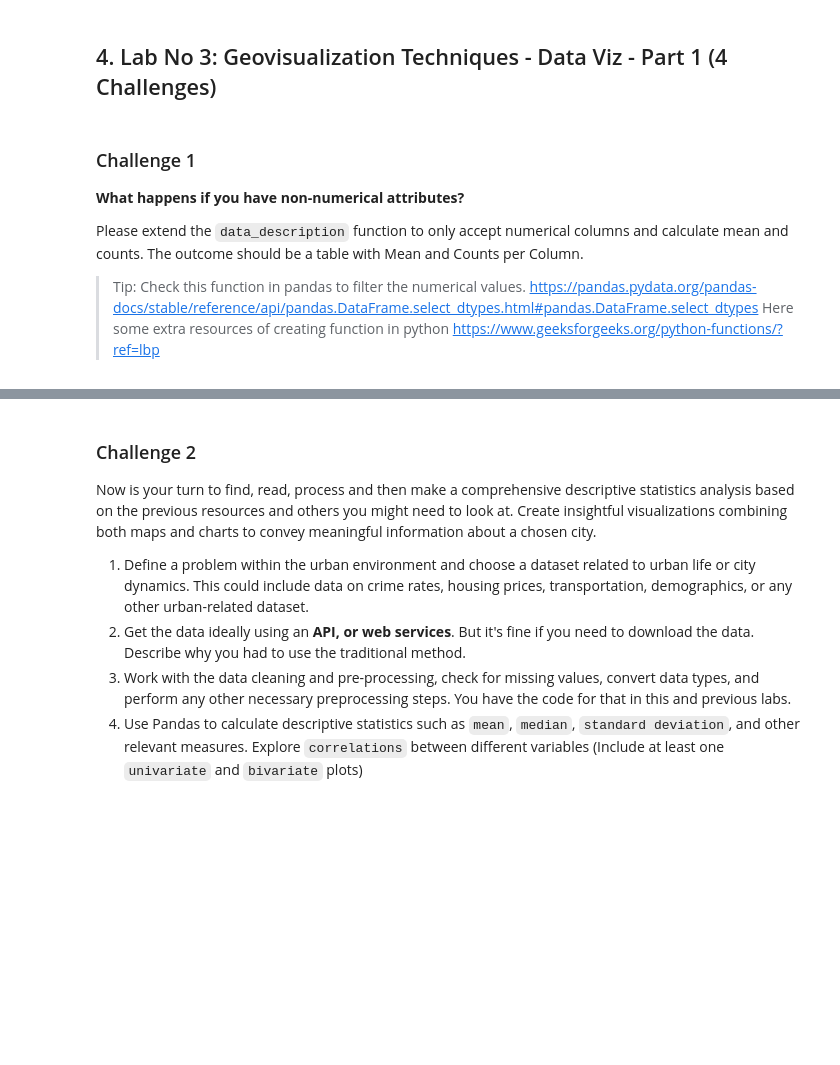
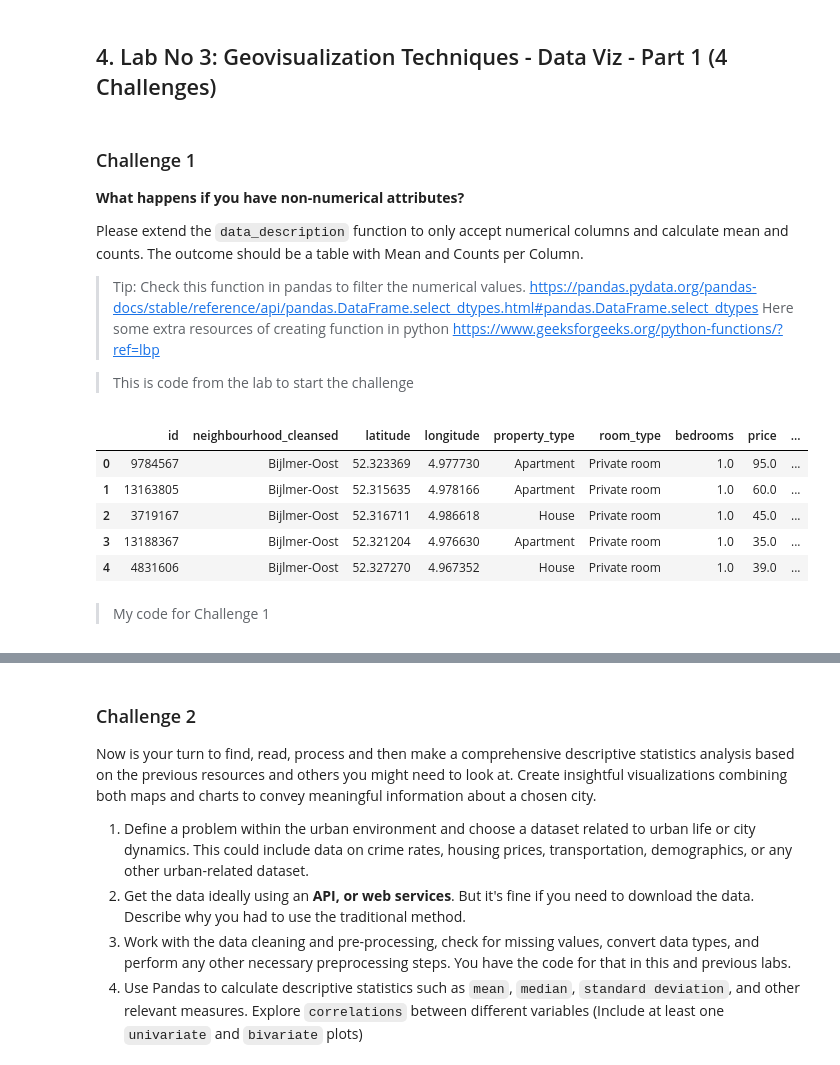
Before and after one commit to ejarrettt/Lab-Assignment-1, a Jupyter notebook: UA_Assignment_1.ipynb, the cells around one changed output, grey strips where cells are left out. Saved outputs shown, nothing was run; the diff lists cells and outputs as text; code cells hidden in the pictures; blank space fills up the shorter version.

```diff
--- a/UA_Assignment_1.ipynb
+++ b/UA_Assignment_1.ipynb
@@ -705,3 +705,40 @@ Please extend the `data_description` function to only accept numerical columns a
 
 > Tip: Check this function in pandas to filter the numerical values. https://pandas.pydata.org/pandas-docs/stable/reference/api/pandas.DataFrame.select_dtypes.html#pandas.DataFrame.select_dtypes
 > Here some extra resources of creating function in python https://www.geeksforgeeks.org/python-functions/?ref=lbp
+
+
+> This is code from the lab to start the challenge
+# %%
+import pandas as pd
+
+listings =pd.read_csv("/Users/elenajarrett/Library/CloudStorage/OneDrive-Personal/Year 4/GG4257/Data/data3/listings.csv")
+# %%
+subset_listings = listings[['id',
+                            'neighbourhood_cleansed',
+                            'latitude',
+                            'longitude',
+                            'property_type',
+                            'room_type',
+                            'bedrooms',
+                            'price',
+                            'number_of_reviews']]
+
+# We need to do some cleaning...There are some weird characters $ and , then convert the outcome to a dtype numeric.
+# I use multiple functions in one line, but the key is using .loc and replace., check this link for more information.
+# https://pandas.pydata.org/pandas-docs/stable/reference/api/pandas.DataFrame.loc.html
+subset_listings.loc[subset_listings.index, 'price'] = subset_listings['price'].replace('[\$,]', '', regex=True).astype(float)
+
+# Remove any records that are not complete
+subset_listings = subset_listings.dropna()
+
+# Let's see the results.
+subset_listings.head()
+# %% [output]
+|  | id | neighbourhood_cleansed | latitude | longitude | property_type | room_type | bedrooms | price | ... |
+| 0 | 9784567 | Bijlmer-Oost | 52.323369 | 4.977730 | Apartment | Private room | 1.0 | 95.0 | ... |
+| 1 | 13163805 | Bijlmer-Oost | 52.315635 | 4.978166 | Apartment | Private room | 1.0 | 60.0 | ... |
+| 2 | 3719167 | Bijlmer-Oost | 52.316711 | 4.986618 | House | Private room | 1.0 | 45.0 | ... |
+| 3 | 13188367 | Bijlmer-Oost | 52.321204 | 4.976630 | Apartment | Private room | 1.0 | 35.0 | ... |
+| 4 | 4831606 | Bijlmer-Oost | 52.327270 | 4.967352 | House | Private room | 1.0 | 39.0 | ... |
+# %% [markdown]
+> My code for Challenge 1
```
Also changed, not shown: parts of 4 cells of this notebook.
